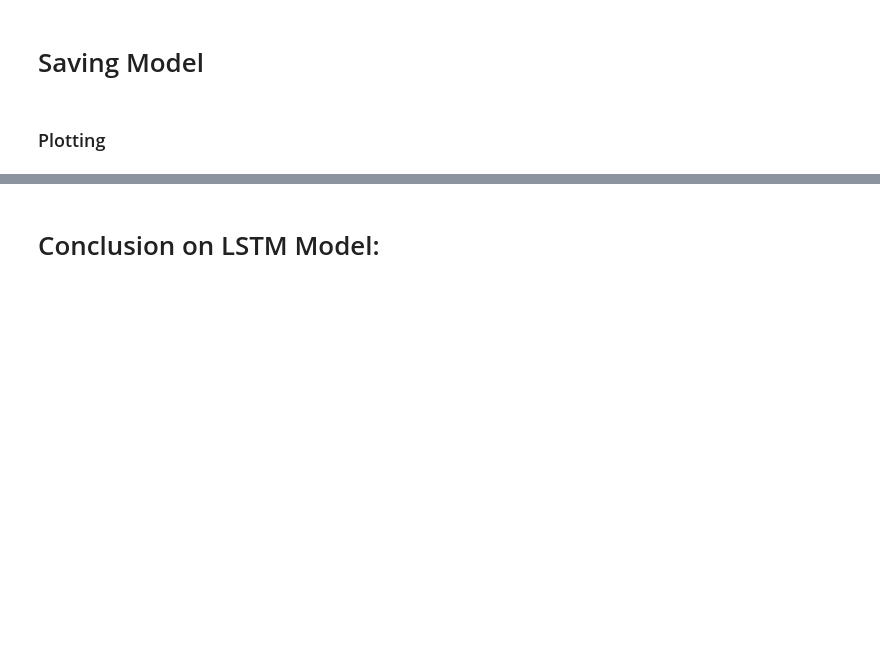
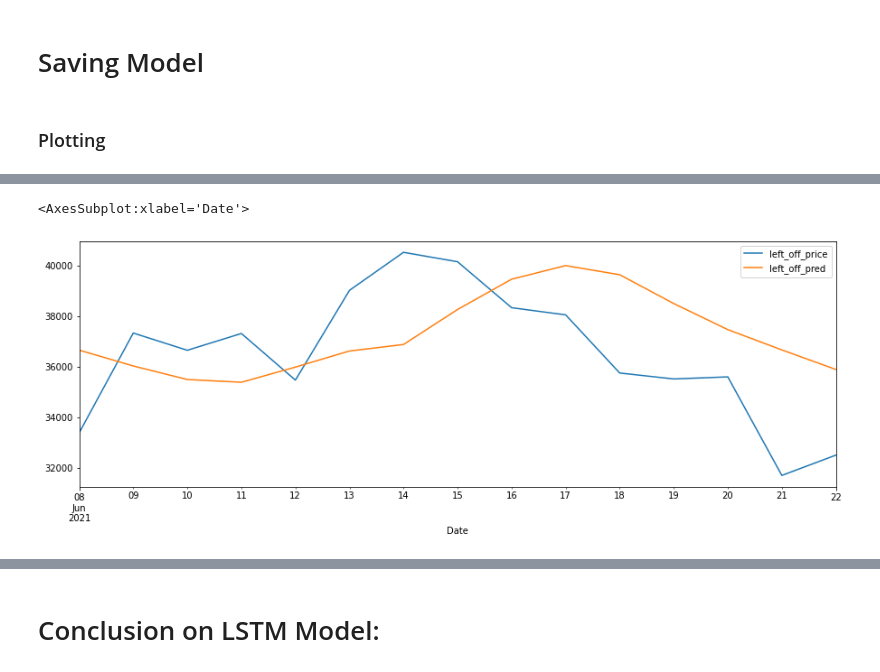
Before and after one commit to serg-razum-off/DFP-Numeric-2, a Jupyter notebook: train/btc_nn_LSTM_exploration.ipynb, the cells around one changed output, grey strips where cells are left out. Drawn from its saved outputs; the diff is of its cells as text; code cells hidden in the pictures; blank space fills up the shorter version.

```diff
--- a/train/btc_nn_LSTM_exploration.ipynb
+++ b/train/btc_nn_LSTM_exploration.ipynb
@@ -324,0 +401,7 @@ from datetime import datetime
+# %%
+left_off_X_unrolled, left_off_y_unrolled = nn_manager_cut.unroll_train_test_to_sequences(
+    X=nn_manager_cut.scaler.transform(left_off_X),
+    y =left_off_y.values
+)
+
+left_off_X_unrolled[-1:], left_off_X_unrolled.shape[0]
@@ -324,0 +429,3 @@ from datetime import datetime
+# %%
+left_off_date_index = left_off_y.index[nn_manager_cut.training_seq_params['seq_len']:]
+left_off_date_index
@@ -324,0 +438,6 @@ from datetime import datetime
+# %%
+left_off_pred = [nn_manager_cut.model_predict(seq.reshape(1,
+                                                   nn_manager_cut.training_seq_params['seq_len'],
+                                                   nn_manager_cut.training_seq_params['n_features']))[0][0]
+                 for seq in left_off_X_unrolled]
+left_off_pred
@@ -325,3 +460,11 @@ from datetime import datetime
+# %%
+fig, ax = plt.subplots(1, figsize=(15,5))
+
+pd.DataFrame(data=left_off_y_unrolled, index=left_off_date_index, columns=["left_off_price"]).plot(ax=ax)
+pd.DataFrame(data=left_off_pred, index=left_off_date_index, columns=["left_off_pred"]).plot(ax=ax)
+# %% [output]
+<AxesSubplot:xlabel='Date'>
+[figure, added]
 # %%
 # nn_manager_cut.plot_predicted_vs_test_price(filters=["Date>='2021.02.01'"])
 # nn_manager_cut.plot_predicted_vs_test_price(filters=["Date>='2020.11.10'", "Date<='2021.04.10'"], legend_loc='upper left')
```
Also changed, not shown: parts of 27 cells of this notebook, 24 other files.
